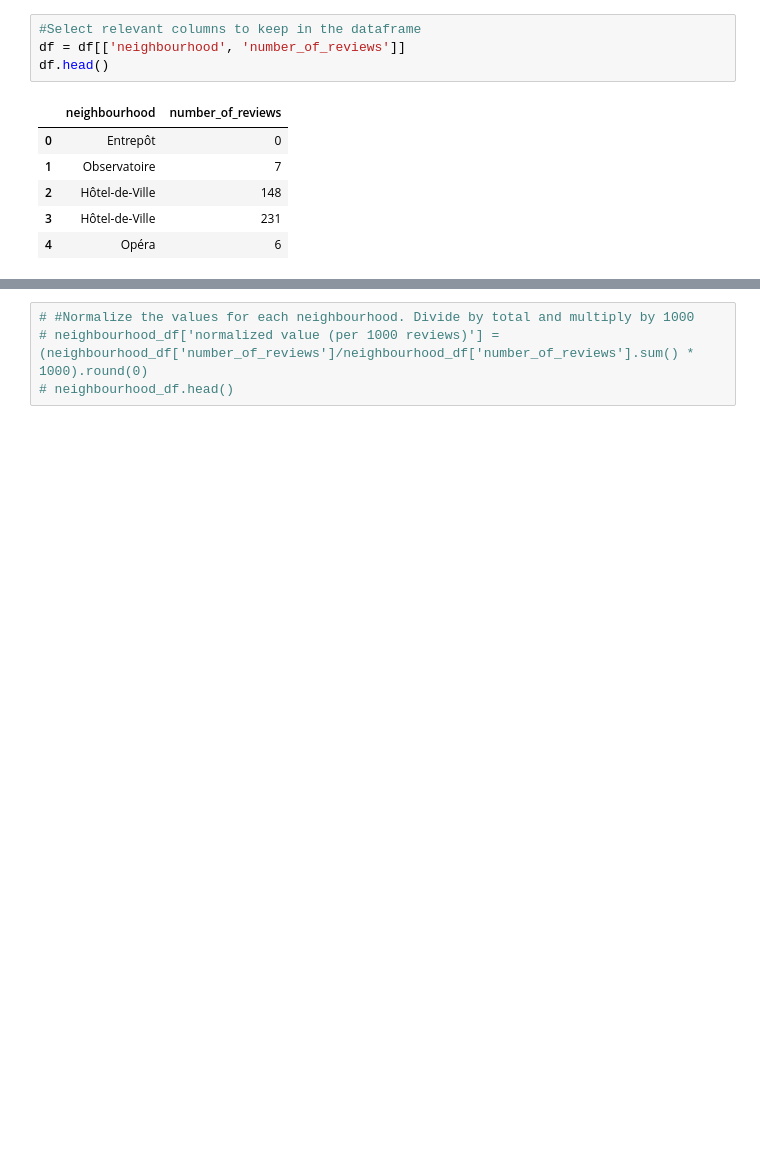
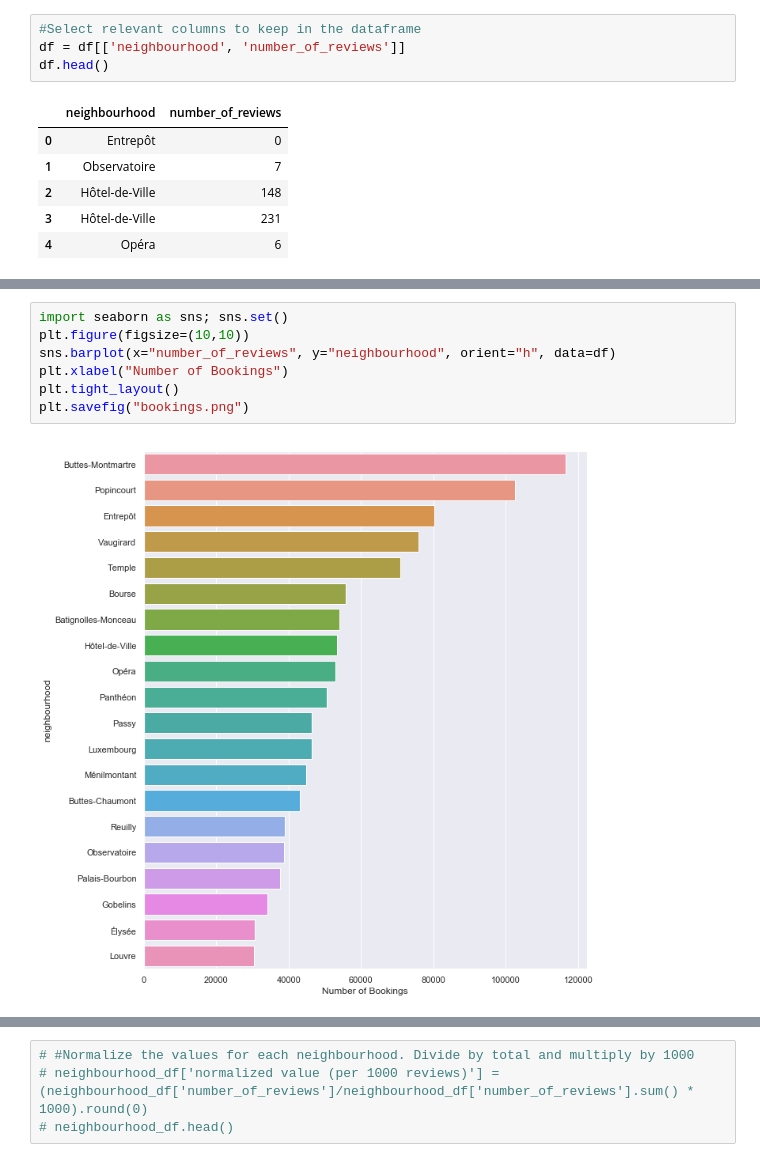
Before and after one commit to tiwaab-zz/airbnb-neighbourhoods, a Jupyter notebook: airbnb_analysis.ipynb, the cells around one changed output, grey strips where cells are left out. Drawn from its saved outputs; the diff is of its cells as text; blank space fills up the shorter version.

```diff
--- a/airbnb_analysis.ipynb
+++ b/airbnb_analysis.ipynb
@@ -39,0 +73,9 @@ df.head()
+# %%
+import seaborn as sns; sns.set()
+plt.figure(figsize=(10,10))
+sns.barplot(x="number_of_reviews", y="neighbourhood", orient="h", data=df)
+plt.xlabel("Number of Bookings")
+plt.tight_layout()
+plt.savefig("bookings.png")
+# %% [output]
+[figure, added]
```
Also changed, not shown: parts of 6 cells of this notebook, 2 other files.
